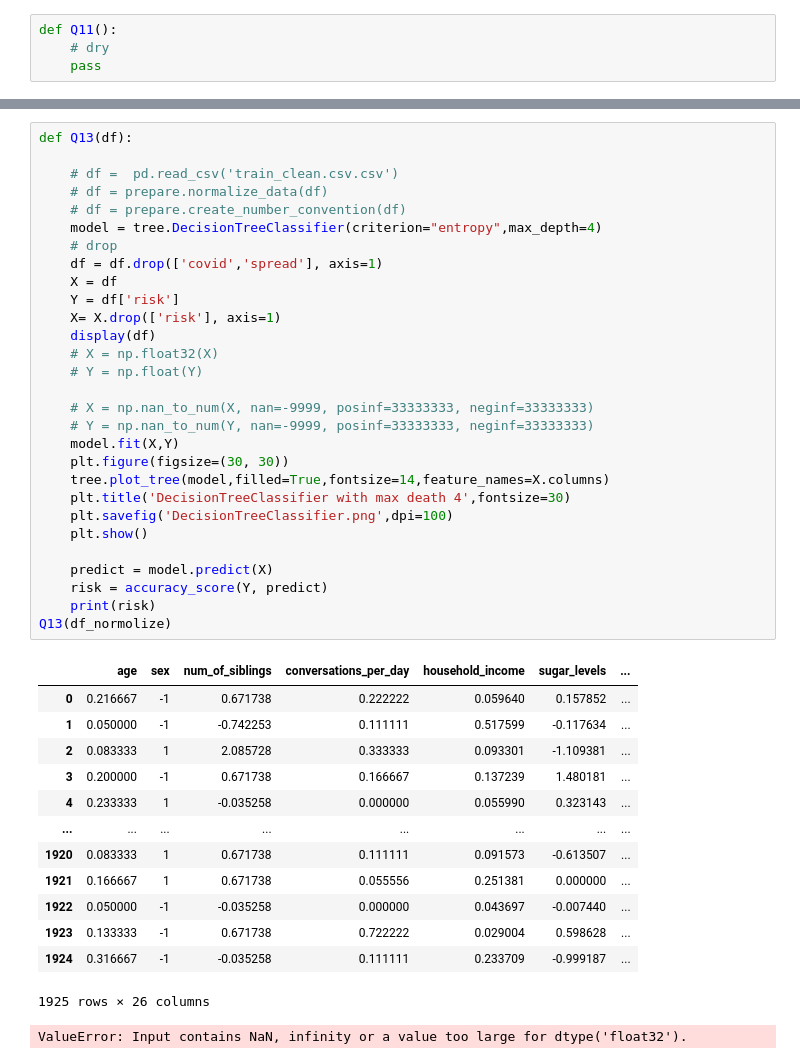
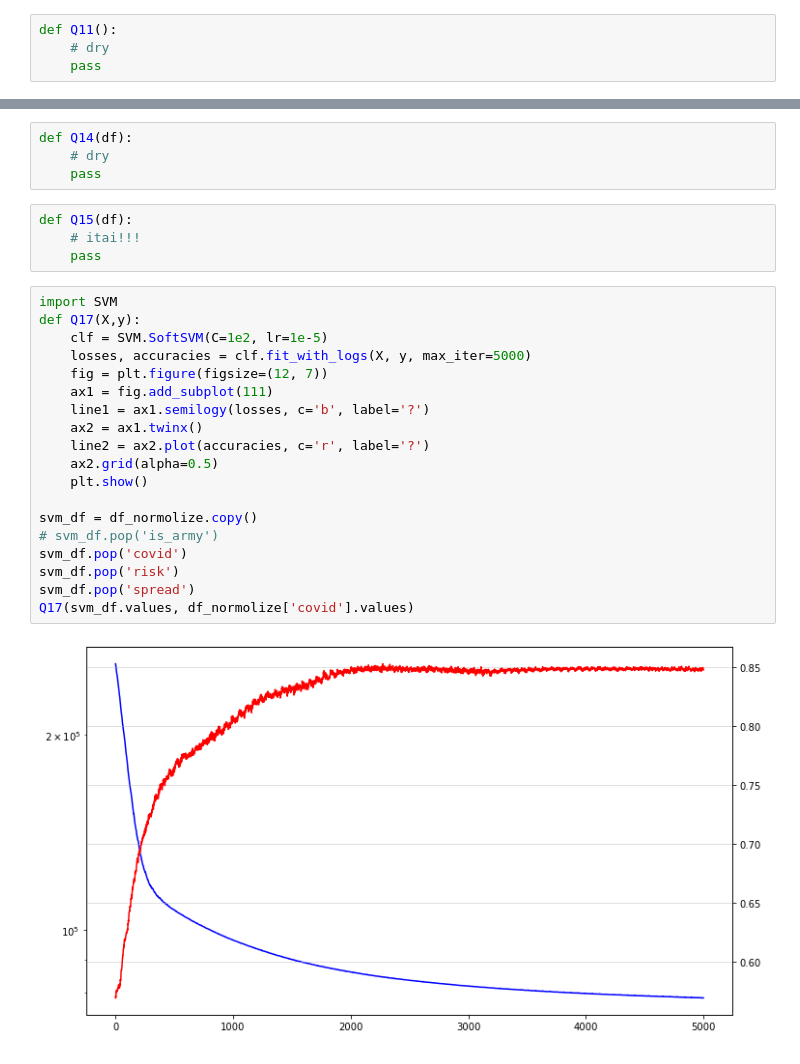
Before and after one commit to orrLani/ML2, a Jupyter notebook: plots.ipynb, the cells around one changed output, grey strips where cells are left out. Drawn from its saved outputs; the diff is of its cells as text.

```diff
--- a/plots.ipynb
+++ b/plots.ipynb
@@ -314,45 +293,30 @@ Q13()
+# %%
+def Q14(df):
+    # dry
+    pass
+# %%
+def Q15(df):
+    # itai!!!
+    pass
 # %%
-def Q13(df):
-
-    # df =  pd.read_csv('train_clean.csv.csv')
-    # df = prepare.normalize_data(df)
-    # df = prepare.create_number_convention(df)
-    model = tree.DecisionTreeClassifier(criterion="entropy",max_depth=4)
-    # drop
-    df = df.drop(['covid','spread'], axis=1)
-    X = df
-    Y = df['risk']
-    X= X.drop(['risk'], axis=1)
-    display(df)
-    # X = np.float32(X)
-    # Y = np.float(Y)
-
-    # X = np.nan_to_num(X, nan=-9999, posinf=33333333, neginf=33333333)
-    # Y = np.nan_to_num(Y, nan=-9999, posinf=33333333, neginf=33333333)
-    model.fit(X,Y)
-    plt.figure(figsize=(30, 30))
-    tree.plot_tree(model,filled=True,fontsize=14,feature_names=X.columns)
-    plt.title('DecisionTreeClassifier with max death 4',fontsize=30)
-    plt.savefig('DecisionTreeClassifier.png',dpi=100)
+import SVM
+def Q17(X,y):
+    clf = SVM.SoftSVM(C=1e2, lr=1e-5)
+    losses, accuracies = clf.fit_with_logs(X, y, max_iter=5000)
+    fig = plt.figure(figsize=(12, 7))
+    ax1 = fig.add_subplot(111)
+    line1 = ax1.semilogy(losses, c='b', label='?')
+    ax2 = ax1.twinx()
+    line2 = ax2.plot(accuracies, c='r', label='?')
+    ax2.grid(alpha=0.5)
     plt.show()
 
-    predict = model.predict(X)
-    risk = accuracy_score(Y, predict)
-    print(risk)
-Q13(df_normolize)
+svm_df = df_normolize.copy()
+# svm_df.pop('is_army')
+svm_df.pop('covid')
+svm_df.pop('risk')
+svm_df.pop('spread')
+Q17(svm_df.values, df_normolize['covid'].values)
 # %% [output]
-|  | age | sex | num_of_siblings | conversations_per_day | household_income | sugar_levels | ... |
-| 0 | 0.216667 | -1 | 0.671738 | 0.222222 | 0.059640 | 0.157852 | ... |
-| 1 | 0.050000 | -1 | -0.742253 | 0.111111 | 0.517599 | -0.117634 | ... |
-| 2 | 0.083333 | 1 | 2.085728 | 0.333333 | 0.093301 | -1.109381 | ... |
-| 3 | 0.200000 | -1 | 0.671738 | 0.166667 | 0.137239 | 1.480181 | ... |
-| 4 | 0.233333 | 1 | -0.035258 | 0.000000 | 0.055990 | 0.323143 | ... |
-| ... | ... | ... | ... | ... | ... | ... | ... |
-| 1920 | 0.083333 | 1 | 0.671738 | 0.111111 | 0.091573 | -0.613507 | ... |
-| 1921 | 0.166667 | 1 | 0.671738 | 0.055556 | 0.251381 | 0.000000 | ... |
-| 1922 | 0.050000 | -1 | -0.035258 | 0.000000 | 0.043697 | -0.007440 | ... |
-| 1923 | 0.133333 | -1 | 0.671738 | 0.722222 | 0.029004 | 0.598628 | ... |
-| 1924 | 0.316667 | -1 | -0.035258 | 0.111111 | 0.233709 | -0.999187 | ... |
-1925 rows × 26 columns
-ValueError: Input contains NaN, infinity or a value too large for dtype('float32').
+[figure, added]
 # %%
```
Also changed, not shown: parts of 6 cells of this notebook, 3 other files.
